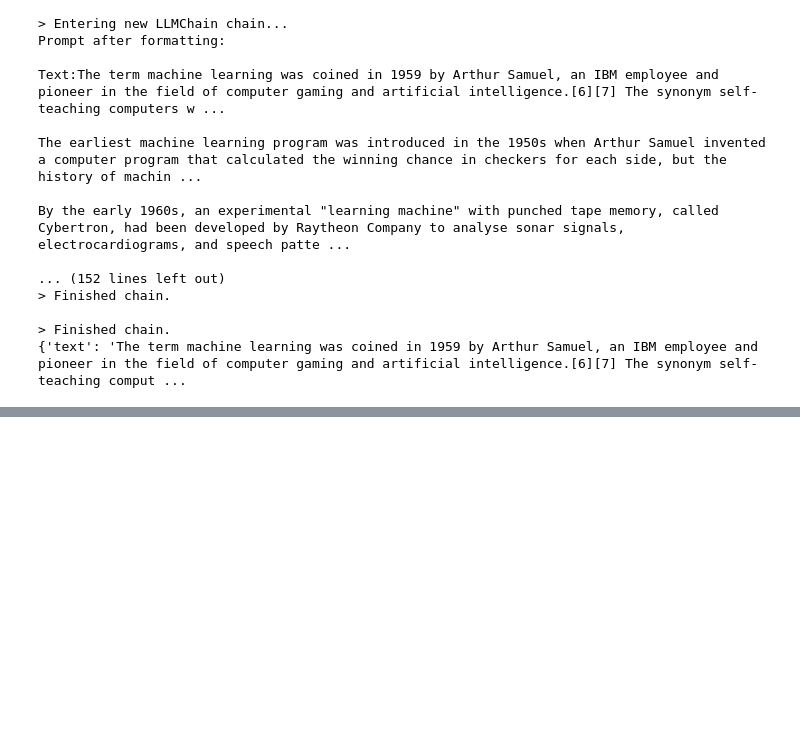
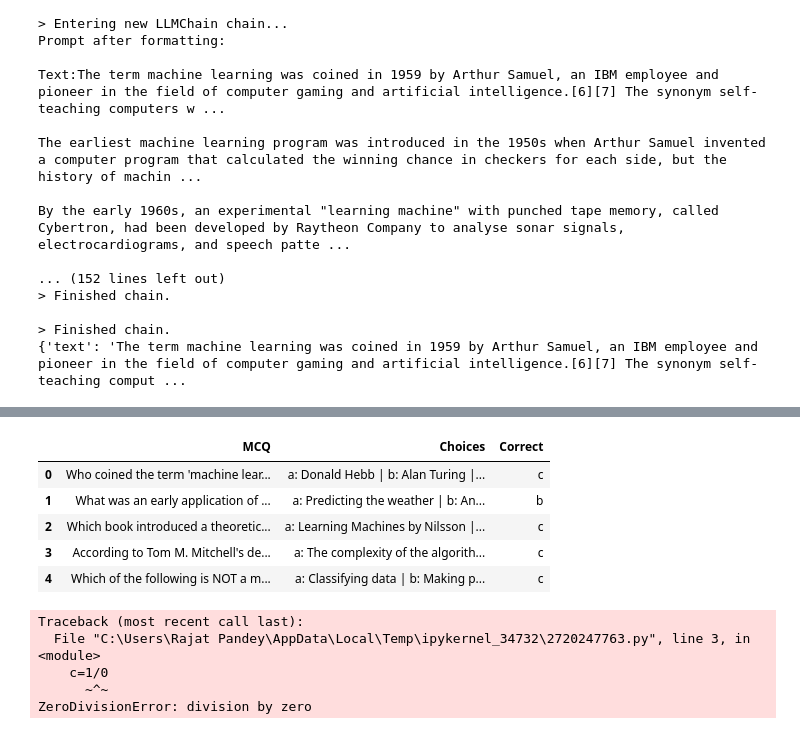
Before and after one commit to Kevin1skyrj/mcqgen_0.1, a Jupyter notebook: experiment/mcq.ipynb, the cells around one changed output, grey strips where cells are left out. Saved outputs shown, nothing was run; the diff lists cells and outputs as text; code cells hidden in the pictures; blank space fills up the shorter version.

```diff
--- a/experiment/mcq.ipynb
+++ b/experiment/mcq.ipynb
@@ -193,7 +174,0 @@ usage: None
-# %%
-import google.generativeai as genai
-genai.configure(api_key=KEY)
-
-# example call (SDK surface can vary; inspect returned object)
-r = genai.GenerativeModel("gemini-1.5-flash").generate_content("Hello")
-print(r.usage_metadata)   # contains token counts if provided
@@ -252,0 +207,9 @@ Failed to send compressed multipart ingest: langsmith.utils.LangSmithAuthError:
+# %%
+# Run the chain and capture provider response + usage
+save_handler = SaveLLMResponseHandler()
+payload = {"text": TEXT, "number": NUMBER, "subject": SUBJECT, "tone": TONE, "response_json": json.dumps(RESPONSE_JSON)}
+out = generate_evaluate_chain.invoke(payload, config={"callbacks": [handler, save_handler]})
+print(out)
+resp = getattr(save_handler, 'last_response', None)
+usage = extract_usage_from_response(resp)
+print_usage(usage)
@@ -252,0 +287,12 @@ Failed to send compressed multipart ingest: langsmith.utils.LangSmithAuthError:
+# %%
+quiz_table_data = []
+for key, value in quiz_dict.items():
+    mcq = value["mcq"]
+    options = " | ".join(
+        [
+            f"{option}: {option_value}"
+            for option, option_value in value["options"].items()
+            ]
+        )
+    correct = value["correct"]
+    quiz_table_data.append({"MCQ": mcq, "Choices": options, "Correct": correct})
@@ -252,0 +317,11 @@ Failed to send compressed multipart ingest: langsmith.utils.LangSmithAuthError:
+# %%
+df=pd.DataFrame(quiz_table_data)
+# %%
+df
+# %% [output]
+|  | MCQ | Choices | Correct |
+| 0 | Who coined the term 'machine lear... | a: Donald Hebb | b: Alan Turing |... | c |
+| 1 | What was an early application of ... | a: Predicting the weather | b: An... | b |
+| 2 | Which book introduced a theoretic... | a: Learning Machines by Nilsson |... | c |
+| 3 | According to Tom M. Mitchell's de... | a: The complexity of the algorith... | c |
+| 4 | Which of the following is NOT a m... | a: Classifying data | b: Making p... | c |
@@ -252,0 +330,12 @@ Failed to send compressed multipart ingest: langsmith.utils.LangSmithAuthError:
+# %%
+import traceback
+try:
+    c=1/0
+except Exception as e:
+        traceback.print_exception(type(e), e, e.__traceback__)
+# %% [output]
+Traceback (most recent call last):
+  File "C:\Users\Rajat Pandey\AppData\Local\Temp\ipykernel_34732\2720247763.py", line 3, in <module>
+    c=1/0
+      ~^~
+ZeroDivisionError: division by zero
```
Also changed, not shown: parts of 10 cells of this notebook, 1 other file.
